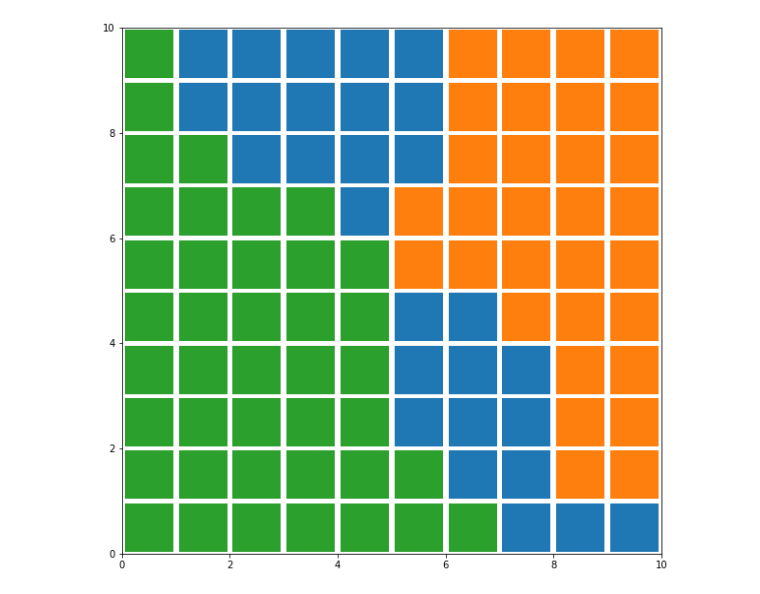
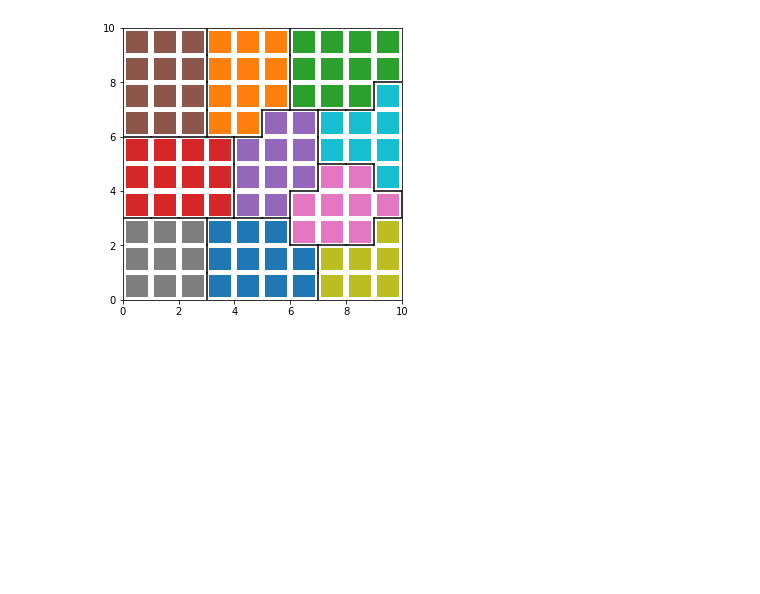
Before and after one commit to mikkelmilo/SOM-Clustering-Visualisations, a Jupyter notebook: milo.ipynb, the cells around one changed output. Drawn from its saved outputs; the diff is of its cells as text; code cells hidden in the pictures; blank space fills up the shorter version.

Commit message:
added border drawing algorithm

```diff
--- a/milo.ipynb
+++ b/milo.ipynb
@@ -64,18 +80,82 @@ The autoreload extension is already loaded. To reload it, use:
 # %%
 
-plt.figure(figsize=(d1, d2))
-# Plotting the response for each pattern in the iris dataset
-win_map = som.win_map(rweights)
-#plt.pcolor(som.distance_map().T, cmap='bone_r')  # plotting the distance map as background
-#plt.colorbar()
-# use different colors and markers for each label
-#markers = ['o', 's', 'D']
-colors = ['C0', 'C1', 'C2', 'C3', 'C4']
-for cnt, xx in enumerate(rweights):
-    w = som.winner(xx)  # getting the winner
-    # palce a marker on the winning position for the sample xx
-    plt.plot(w[0]+.5, w[1]+.5, 's', markerfacecolor=colors[labels[cnt]],
-             markeredgecolor=colors[labels[cnt]], markersize=48, markeredgewidth=2)
-plt.axis([0, d1, 0, d2])
-plt.show()
+def plot_kmeans(som, d1, d2, n_clusters, debug=False):
+    rweights = som.get_weights().reshape(d1*d2,-1) # first argument is product of first two dimensions of the input dataset
+    kmeans = KMeans(n_clusters=n_clusters, random_state=0).fit(rweights)
+    labels = kmeans.labels_
+    print(labels)
+    plt.figure(figsize=(d1//2, d2//2))
+    # Plotting the response for each pattern in the iris dataset
+    #win_map = som.win_map(rweights)
+    #plt.pcolor(som.distance_map().T, cmap='bone_r')  # plotting the distance map as background
+    #plt.colorbar()
+    # use different colors and markers for each label
+    #markers = ['o', 's', 'D']
+    colors = ['C' + str(i) for i in np.unique(labels)] #['C0', 'C1', 'C2', 'C3', 'C4']
+    win_labels = winners_labels(som,rweights,labels)
+    print(win_labels)
+    diff_mat_ = dif_matrix(win_labels)
+    diff_mat = np.append(diff_mat_,np.ones((diff_mat_.shape[0],1)),axis=1)
+    diff_mat = np.append(diff_mat,np.ones((1,diff_mat.shape[1])),axis=0)
+    print(diff_mat)
+    #diff_mat = diff_mat_.resize((diff_mat_.shape[0]+1, diff_mat_.shape[1]+1)) # pad with an extra row and column of zeros - for convenience
+    for cnt, xx in enumerate(rweights):
+        w = som.winner(xx)  # getting the winner
+        #w = xx
+        # palce a marker on the winning position for the sample xx
+        plt.plot(w[0]+.5, w[1]+.5, 's', markerfacecolor=colors[labels[cnt]],
+                markeredgecolor=colors[labels[cnt]], markersize=20, markeredgewidth=2)
+    def plot_borders(debug=False):
+        border_color = lambda c : c if debug else 'black'
+
+        for i,row in enumerate(diff_mat):
+            for j,v in enumerate(row):
+                if i < diff_mat.shape[0]-1 and j < diff_mat.shape[1]-1:
+                    if v != 0:
+                        # case where
+                        # - -  -
+                        # -[1] 1
+                        # - -  -
+                        # then draw horizontal line
+                        if i > 0 and diff_mat[i-1][j] != 0:
+                            plt.plot([i,i+1],[j+1,j+1], color=border_color('red'))
+                        # edge case where
+                        # - - -
+                        # [1] -
+                        # - - -
+                        # then draw horizontal line
+                        elif i == 0 and j != 0:
+                            plt.plot([i,i+1],[j+1,j+1], color=border_color('green'))
+                        # case where
+                        # - 1  -
+                        # -[1] -
+                        # - -  -
+                        # then draw vertical line
+                        if diff_mat[i][j+1] != 0:
+                            plt.plot([i+1,i+1],[j+1,j+2], color=border_color('black'))
+                        # case where
+                        # - 0  1
+                        # -[1] 0
+                        # - -  -
+                        # then draw horizontal line
+                        if i > 0 and diff_mat[i-1][j] == 0 and diff_mat[i][j+1] == 0 and diff_mat[i-1][j+1] != 0:
+                            plt.plot([i,i+1],[j+1,j+1], color=border_color('blue'))
+                        # edge case where
+                        # - [1] -
+                        # -  -  -
+                        # then draw vertical line
+                        if j == 0 and i != 0:
+                            plt.plot([i+1,i+1],[j,j+1], color=border_color('brown'))
+                    # case where
+                    # - -  -
+                    # -[0] 1
+                    # - 1  0
+                    # then draw vertical line
+                    elif diff_mat[i+1][j] != 0 and diff_mat[i][j+1] != 0 and diff_mat[i+1][j+1] == 0:
+                        plt.plot([i+1,i+1],[j+1,j+2], color=border_color('purple'))
+    plot_borders(debug)
+    plt.axis([0, d1, 0, d2])
+    plt.show()
+
+plot_kmeans(som,d1,d2,10, debug=False)
 # %% [output]
@@ -82 +179 @@ plt.show()
-[figure, old version]
+[figure, new version]
```
Also changed, not shown: parts of 7 cells of this notebook.
